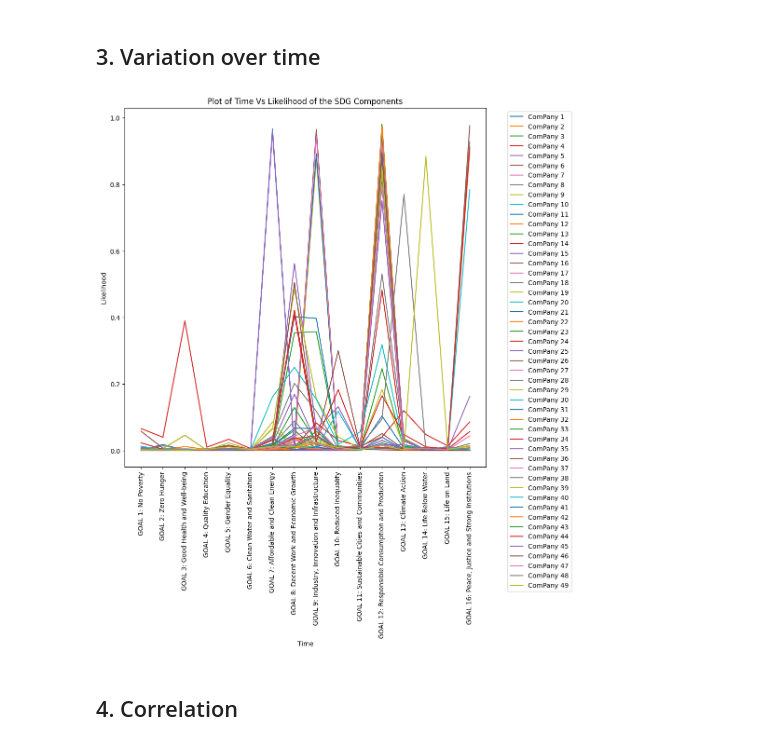
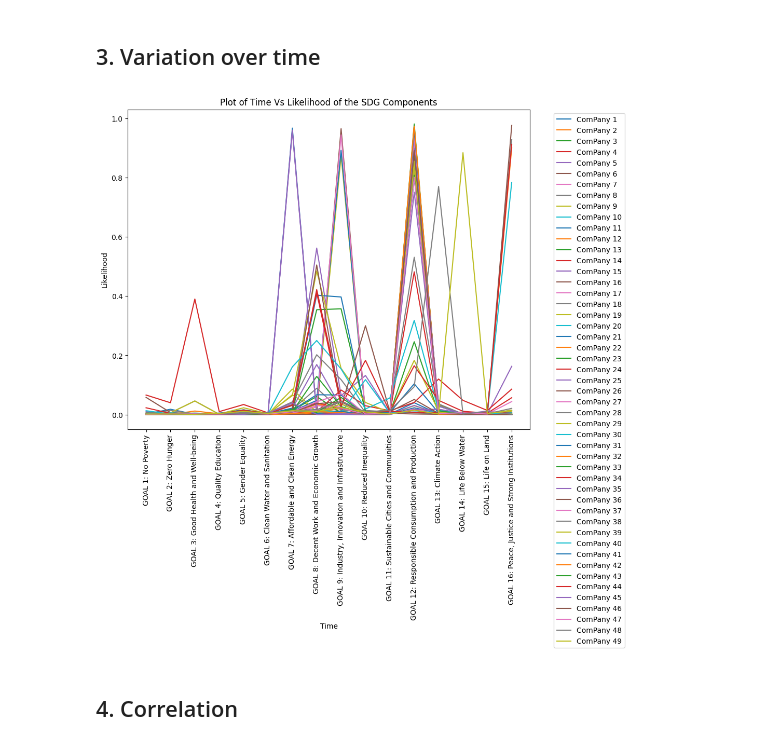
Before and after one commit to Fabchirajoul/SDG, a Jupyter notebook: SDG_2023_FILE_FROM_MUSAWENKORI.ipynb, the cells around one changed output. Cells and saved outputs as stored; diff of their text form; code cells hidden in the pictures.

```diff
--- a/SDG_2023_FILE_FROM_MUSAWENKORI.ipynb
+++ b/SDG_2023_FILE_FROM_MUSAWENKORI.ipynb
@@ -1542,7 +1542,7 @@ chart
 ## 3. Variation over time
 # %%
 # Increase the size of the plot
-plt.figure(figsize=(10, 10))
+plt.figure(figsize=(10, 8))
 
 
 
@@ -1590,34 +1590,34 @@ plt.plot(combined_df['ComPany 36'], label='ComPany 36')
 plt.plot(combined_df['ComPany 37'], label='ComPany 37')
 plt.plot(combined_df['ComPany 39'], label='ComPany 38')
 plt.plot(combined_df['ComPany 39'], label='ComPany 39')
 
 
 plt.plot(combined_df['ComPany 40'], label='ComPany 40')
 plt.plot(combined_df['ComPany 41'], label='ComPany 41')
 plt.plot(combined_df['ComPany 42'], label='ComPany 42')
 plt.plot(combined_df['ComPany 43'], label='ComPany 43')
 plt.plot(combined_df['ComPany 44'], label='ComPany 44')
 plt.plot(combined_df['ComPany 45'], label='ComPany 45')
 plt.plot(combined_df['ComPany 46'], label='ComPany 46')
 plt.plot(combined_df['ComPany 47'], label='ComPany 47')
 plt.plot(combined_df['ComPany 48'], label='ComPany 48')
 plt.plot(combined_df['ComPany 49'], label='ComPany 49')
 
 
 plt.xlabel('Time')
 plt.ylabel('Likelihood')
 plt.title('Plot of Time Vs Likelihood of the SDG Components')
 
 # Rotate x labels vertically
 plt.xticks(rotation=90)
 
 # Position the legend outside the plot on the right side
 plt.legend(bbox_to_anchor=(1.05, 1), loc='upper left')
 
 # Show the plot
 plt.show()
 # %% [output]
-[figure, old version]
+[figure, new version]
 # %% [markdown]
 ## 4. Correlation
 # %%
```
